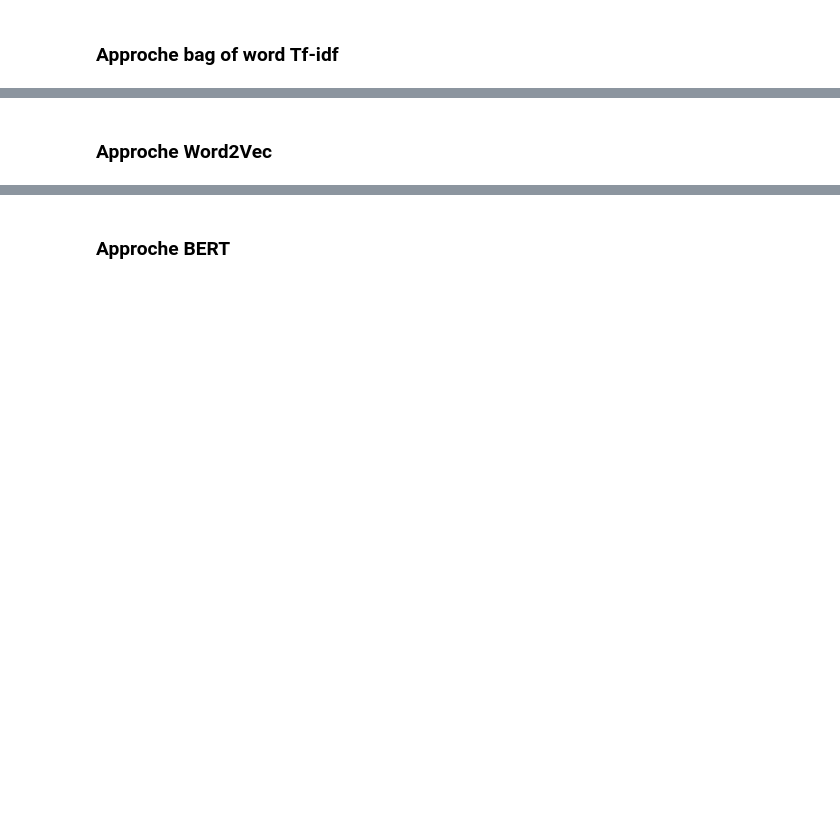
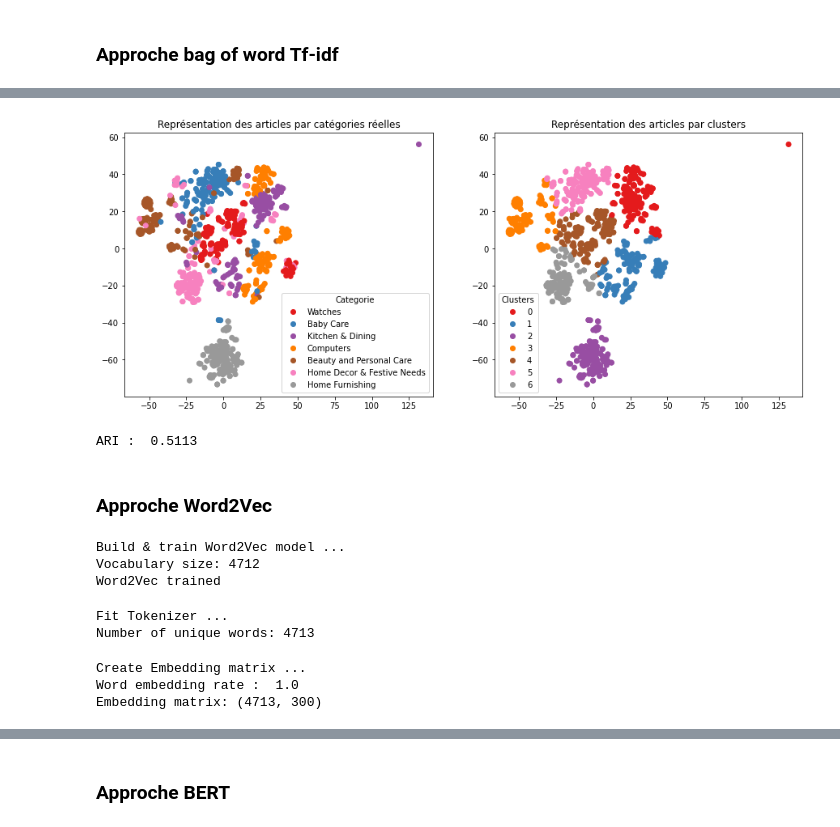
Before and after one commit to 0SJ0/Marketplace, a Jupyter notebook: P6_Notebook.ipynb, the cells around one changed output, grey strips where cells are left out. Drawn from its saved outputs; the diff is of its cells as text; code cells hidden in the pictures; blank space fills up the shorter version.

```diff
--- a/P6_Notebook.ipynb
+++ b/P6_Notebook.ipynb
@@ -386,0 +534,5 @@ dtype: int64
+# %%
+ TSNE_visu_fct(X_tsne, y_cat_num, labels, ARI)
+# %% [output]
+[figure, added]
+ARI :  0.5113
@@ -388,0 +560,60 @@ dtype: int64
+# %%
+# Création et entraînement du modèle Word2Vec
+
+print("Build & train Word2Vec model ...")
+w2v_model = gensim.models.Word2Vec(min_count=w2v_min_count, window=w2v_window,
+                                                vector_size=w2v_size,
+                                                seed=42,
+                                                workers=1)
+#                                                workers=multiprocessing.cpu_count())
+w2v_model.build_vocab(sentences)
+w2v_model.train(sentences, total_examples=w2v_model.corpus_count, epochs=w2v_epochs)
+model_vectors = w2v_model.wv
+w2v_words = model_vectors.index_to_key
+print("Vocabulary size: %i" % len(w2v_words))
+print("Word2Vec trained")
+# %% [output]
+Build & train Word2Vec model ...
+Vocabulary size: 4712
+Word2Vec trained
+# %%
+# Préparation des sentences (tokenization)
+
+print("Fit Tokenizer ...")
+tokenizer = Tokenizer()
+tokenizer.fit_on_texts(sentences)
+x_sentences = pad_sequences(tokenizer.texts_to_sequences(sentences),
+                                                     maxlen=maxlen,
+                                                     padding='post')
+
+num_words = len(tokenizer.word_index) + 1
+print("Number of unique words: %i" % num_words)
+# %% [output]
+Fit Tokenizer ...
+Number of unique words: 4713
+# %%
+# Création de la matrice d'embedding
+
+print("Create Embedding matrix ...")
+w2v_size = 300
+word_index = tokenizer.word_index
+vocab_size = len(word_index) + 1
+embedding_matrix = np.zeros((vocab_size, w2v_size))
+i=0
+j=0
+
+for word, idx in word_index.items():
+    i +=1
+    if word in w2v_words:
+        j +=1
+        embedding_vector = model_vectors[word]
+        if embedding_vector is not None:
+            embedding_matrix[idx] = model_vectors[word]
+
+word_rate = np.round(j/i,4)
+print("Word embedding rate : ", word_rate)
+print("Embedding matrix: %s" % str(embedding_matrix.shape))
+# %% [output]
+Create Embedding matrix ...
+Word embedding rate :  1.0
+Embedding matrix: (4713, 300)
```
Also changed, not shown: parts of 35 cells of this notebook.
